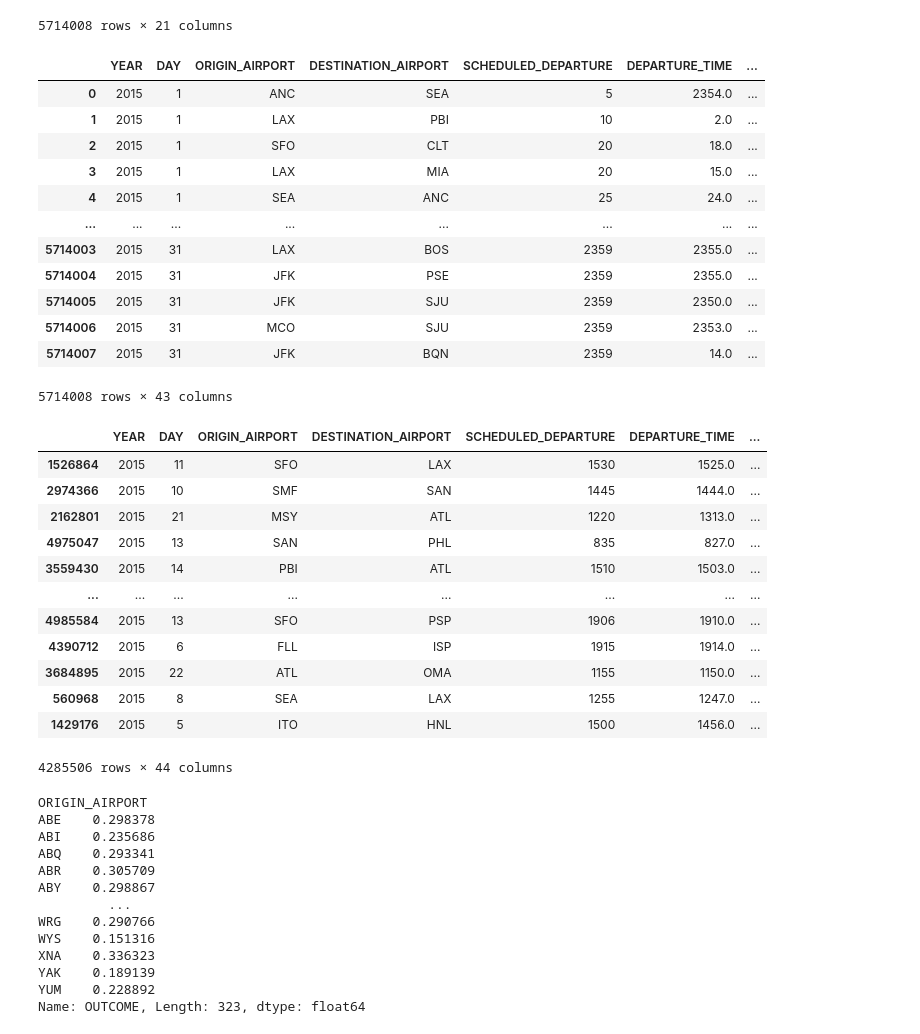
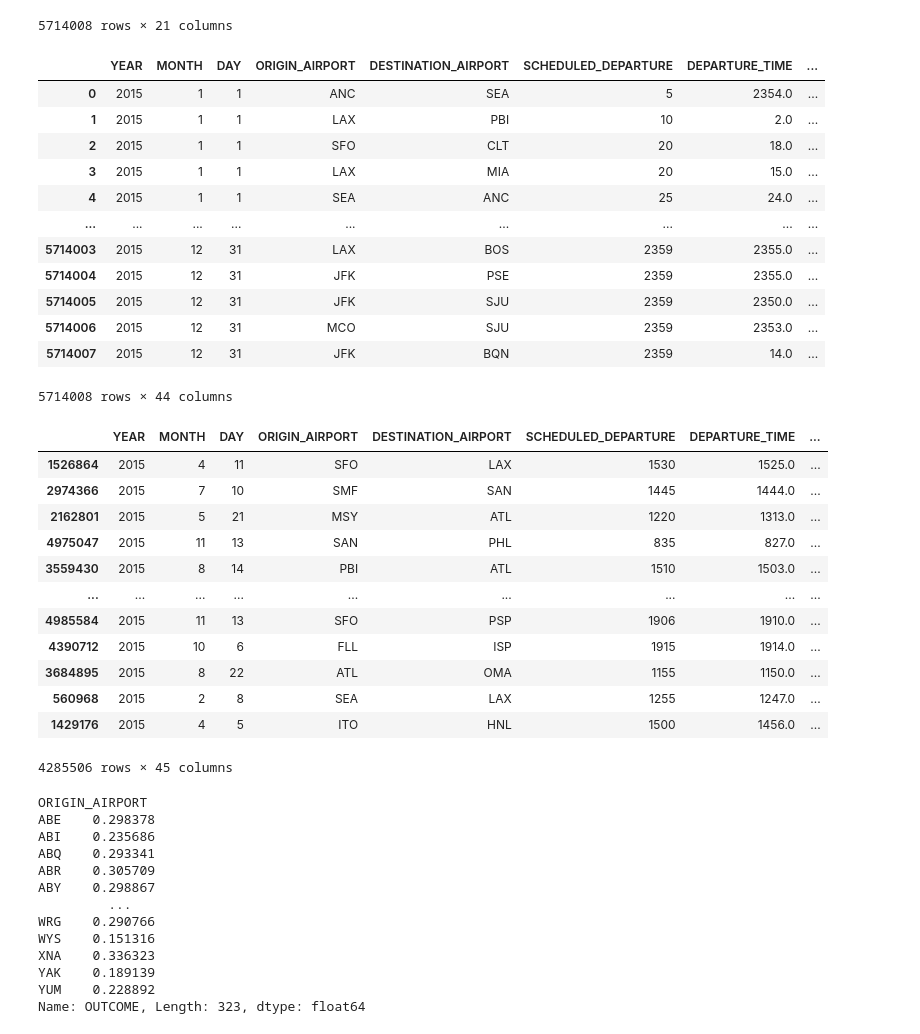
Before and after one commit to bchaithanyasai/PredictLateArrivalsPaper, a Jupyter notebook: Models.ipynb, the cells around one changed output. Cells and saved outputs as stored; diff of their text form; code cells hidden in the pictures.

```diff
--- a/Models.ipynb
+++ b/Models.ipynb
@@ -583,22 +590,22 @@ data
 5714008 rows × 21 columns
 # %%
 X=X.join(data)
-X.drop(['AIRLINE','DAY_OF_WEEK','MONTH'],axis=1,inplace=True)
+X.drop(['AIRLINE','DAY_OF_WEEK'],axis=1,inplace=True)
 X
 # %% [output]
-|  | YEAR | DAY | ORIGIN_AIRPORT | DESTINATION_AIRPORT | SCHEDULED_DEPARTURE | DEPARTURE_TIME | ... |
-| 0 | 2015 | 1 | ANC | SEA | 5 | 2354.0 | ... |
-| 1 | 2015 | 1 | LAX | PBI | 10 | 2.0 | ... |
-| 2 | 2015 | 1 | SFO | CLT | 20 | 18.0 | ... |
-| 3 | 2015 | 1 | LAX | MIA | 20 | 15.0 | ... |
-| 4 | 2015 | 1 | SEA | ANC | 25 | 24.0 | ... |
-| ... | ... | ... | ... | ... | ... | ... | ... |
-| 5714003 | 2015 | 31 | LAX | BOS | 2359 | 2355.0 | ... |
-| 5714004 | 2015 | 31 | JFK | PSE | 2359 | 2355.0 | ... |
-| 5714005 | 2015 | 31 | JFK | SJU | 2359 | 2350.0 | ... |
-| 5714006 | 2015 | 31 | MCO | SJU | 2359 | 2353.0 | ... |
-| 5714007 | 2015 | 31 | JFK | BQN | 2359 | 14.0 | ... |
+|  | YEAR | MONTH | DAY | ORIGIN_AIRPORT | DESTINATION_AIRPORT | SCHEDULED_DEPARTURE | DEPARTURE_TIME | ... |
+| 0 | 2015 | 1 | 1 | ANC | SEA | 5 | 2354.0 | ... |
+| 1 | 2015 | 1 | 1 | LAX | PBI | 10 | 2.0 | ... |
+| 2 | 2015 | 1 | 1 | SFO | CLT | 20 | 18.0 | ... |
+| 3 | 2015 | 1 | 1 | LAX | MIA | 20 | 15.0 | ... |
+| 4 | 2015 | 1 | 1 | SEA | ANC | 25 | 24.0 | ... |
+| ... | ... | ... | ... | ... | ... | ... | ... | ... |
+| 5714003 | 2015 | 12 | 31 | LAX | BOS | 2359 | 2355.0 | ... |
+| 5714004 | 2015 | 12 | 31 | JFK | PSE | 2359 | 2355.0 | ... |
+| 5714005 | 2015 | 12 | 31 | JFK | SJU | 2359 | 2350.0 | ... |
+| 5714006 | 2015 | 12 | 31 | MCO | SJU | 2359 | 2353.0 | ... |
+| 5714007 | 2015 | 12 | 31 | JFK | BQN | 2359 | 14.0 | ... |
-5714008 rows × 43 columns
+5714008 rows × 44 columns
 # %%
 from sklearn.model_selection import train_test_split
 X_train,X_test,Y_train,Y_test=train_test_split(X,y,test_size=0.25,random_state=27)
@@ -606,19 +613,19 @@ X_train,X_test,Y_train,Y_test=train_test_split(X,y,test_size=0.25,random_state=2
 data=X_train.join(Y_train)
 data
 # %% [output]
-|  | YEAR | DAY | ORIGIN_AIRPORT | DESTINATION_AIRPORT | SCHEDULED_DEPARTURE | DEPARTURE_TIME | ... |
-| 1526864 | 2015 | 11 | SFO | LAX | 1530 | 1525.0 | ... |
-| 2974366 | 2015 | 10 | SMF | SAN | 1445 | 1444.0 | ... |
-| 2162801 | 2015 | 21 | MSY | ATL | 1220 | 1313.0 | ... |
-| 4975047 | 2015 | 13 | SAN | PHL | 835 | 827.0 | ... |
-| 3559430 | 2015 | 14 | PBI | ATL | 1510 | 1503.0 | ... |
-| ... | ... | ... | ... | ... | ... | ... | ... |
-| 4985584 | 2015 | 13 | SFO | PSP | 1906 | 1910.0 | ... |
-| 4390712 | 2015 | 6 | FLL | ISP | 1915 | 1914.0 | ... |
-| 3684895 | 2015 | 22 | ATL | OMA | 1155 | 1150.0 | ... |
-| 560968 | 2015 | 8 | SEA | LAX | 1255 | 1247.0 | ... |
-| 1429176 | 2015 | 5 | ITO | HNL | 1500 | 1456.0 | ... |
+|  | YEAR | MONTH | DAY | ORIGIN_AIRPORT | DESTINATION_AIRPORT | SCHEDULED_DEPARTURE | DEPARTURE_TIME | ... |
+| 1526864 | 2015 | 4 | 11 | SFO | LAX | 1530 | 1525.0 | ... |
+| 2974366 | 2015 | 7 | 10 | SMF | SAN | 1445 | 1444.0 | ... |
+| 2162801 | 2015 | 5 | 21 | MSY | ATL | 1220 | 1313.0 | ... |
+| 4975047 | 2015 | 11 | 13 | SAN | PHL | 835 | 827.0 | ... |
+| 3559430 | 2015 | 8 | 14 | PBI | ATL | 1510 | 1503.0 | ... |
+| ... | ... | ... | ... | ... | ... | ... | ... | ... |
+| 4985584 | 2015 | 11 | 13 | SFO | PSP | 1906 | 1910.0 | ... |
+| 4390712 | 2015 | 10 | 6 | FLL | ISP | 1915 | 1914.0 | ... |
+| 3684895 | 2015 | 8 | 22 | ATL | OMA | 1155 | 1150.0 | ... |
+| 560968 | 2015 | 2 | 8 | SEA | LAX | 1255 | 1247.0 | ... |
+| 1429176 | 2015 | 4 | 5 | ITO | HNL | 1500 | 1456.0 | ... |
-4285506 rows × 44 columns
+4285506 rows × 45 columns
 # %%
 ori_airport_means=data.groupby('ORIGIN_AIRPORT')['OUTCOME'].mean()
 ori_airport_means
```
Also changed, not shown: parts of 24 cells of this notebook.
